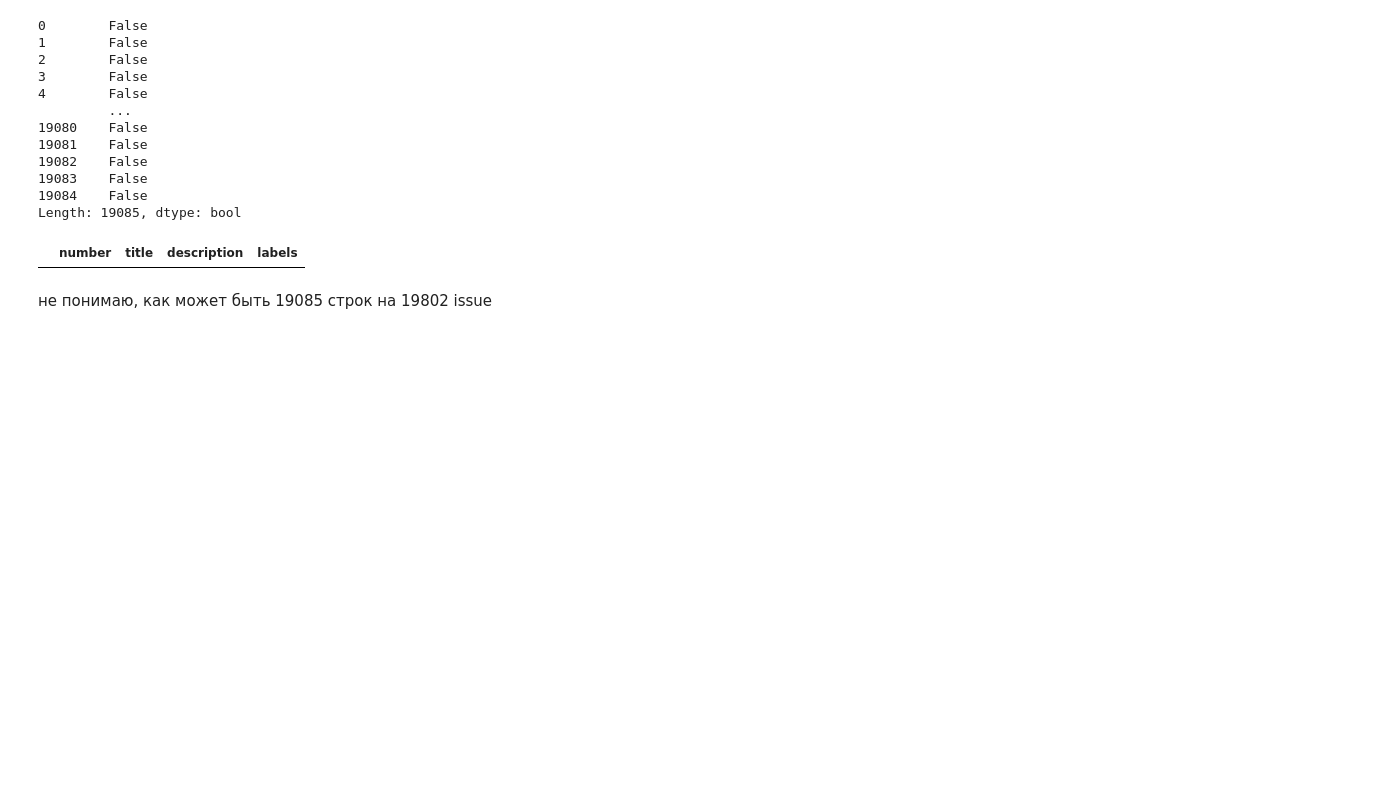
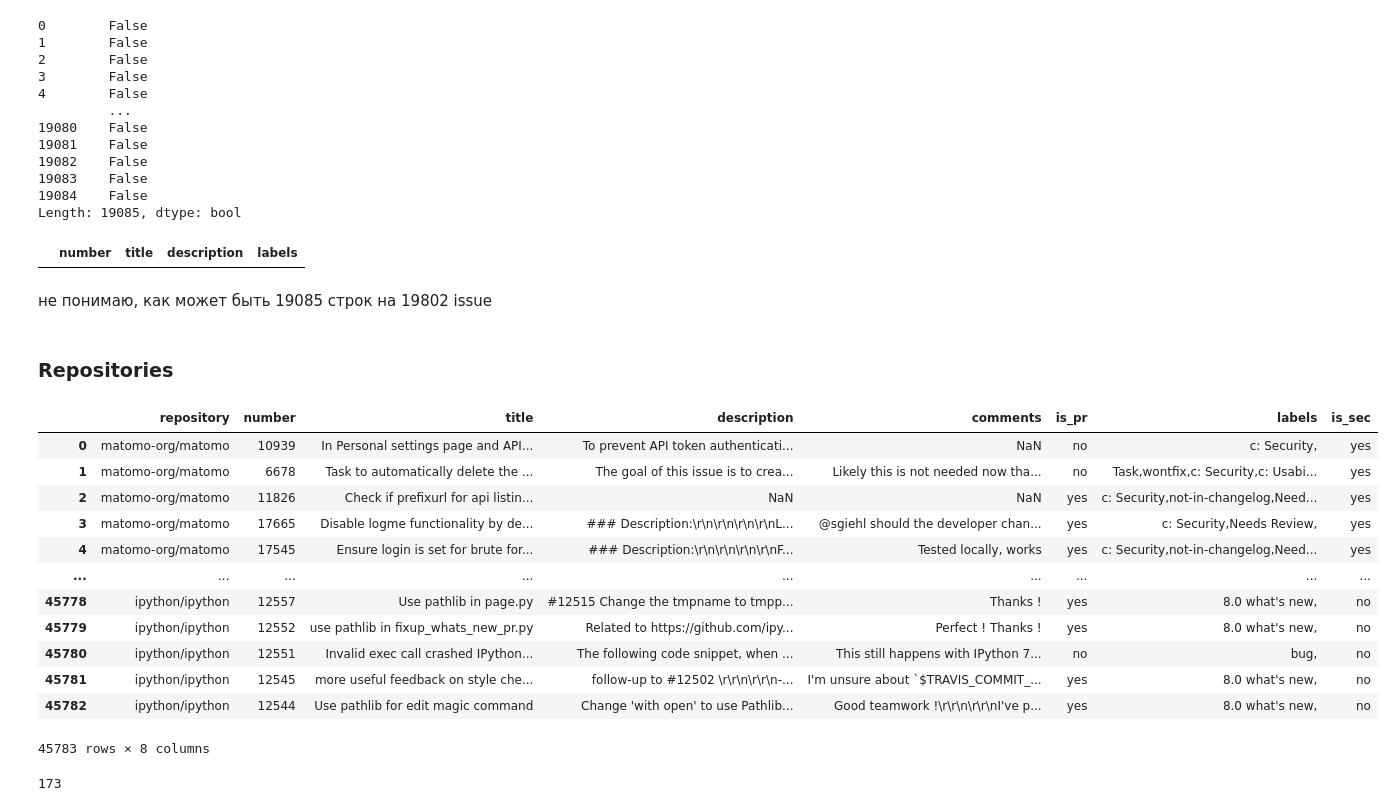
Before and after one commit to TeamPML/GuthubSecurityIssues, a Jupyter notebook: data-understanding.ipynb, the cells around one changed output. Saved outputs shown, nothing was run; the diff lists cells and outputs as text; code cells hidden in the pictures; blank space fills up the shorter version.

```diff
--- a/data-understanding.ipynb
+++ b/data-understanding.ipynb
@@ -60,3 +60,5 @@ data[data.duplicated(subset=['number'], keep=False)]
 |  | number | title | description | labels |
 # %% [markdown]
 не понимаю, как может быть 19085 строк на 19802 issue
+# %% [markdown]
+### Repositories
@@ -62,0 +70,21 @@ data[data.duplicated(subset=['number'], keep=False)]
+# %%
+df
+# %% [output]
+|  | repository | number | title | description | comments | is_pr | labels | is_sec |
+| 0 | matomo-org/matomo | 10939 | In Personal settings page and API... | To prevent API token authenticati... | NaN | no | c: Security, | yes |
+| 1 | matomo-org/matomo | 6678 | Task to automatically delete the ... | The goal of this issue is to crea... | Likely this is not needed now tha... | no | Task,wontfix,c: Security,c: Usabi... | yes |
+| 2 | matomo-org/matomo | 11826 | Check if prefixurl for api listin... | NaN | NaN | yes | c: Security,not-in-changelog,Need... | yes |
+| 3 | matomo-org/matomo | 17665 | Disable logme functionality by de... | ### Description:\r\n\r\n\r\n\r\nL... | @sgiehl should the developer chan... | yes | c: Security,Needs Review, | yes |
+| 4 | matomo-org/matomo | 17545 | Ensure login is set for brute for... | ### Description:\r\n\r\n\r\n\r\nF... | Tested locally, works | yes | c: Security,not-in-changelog,Need... | yes |
+| ... | ... | ... | ... | ... | ... | ... | ... | ... |
+| 45778 | ipython/ipython | 12557 | Use pathlib in page.py | #12515 Change the tmpname to tmpp... | Thanks ! | yes | 8.0 what's new, | no |
+| 45779 | ipython/ipython | 12552 | use pathlib in fixup_whats_new_pr.py | Related to https://github.com/ipy... | Perfect ! Thanks ! | yes | 8.0 what's new, | no |
+| 45780 | ipython/ipython | 12551 | Invalid exec call crashed IPython... | The following code snippet, when ... | This still happens with IPython 7... | no | bug, | no |
+| 45781 | ipython/ipython | 12545 | more useful feedback on style che... | follow-up to #12502 \r\r\n\r\r\n-... | I'm unsure about `$TRAVIS_COMMIT_... | yes | 8.0 what's new, | no |
+| 45782 | ipython/ipython | 12544 | Use pathlib for edit magic command | Change 'with open' to use Pathlib... | Good teamwork !\r\r\n\r\r\nI've p... | yes | 8.0 what's new, | no |
+45783 rows × 8 columns
+# %%
+# count unique repositories
+df["repository"].nunique()
+# %% [output]
+173
```
Also changed, not shown: parts of 10 cells of this notebook.
